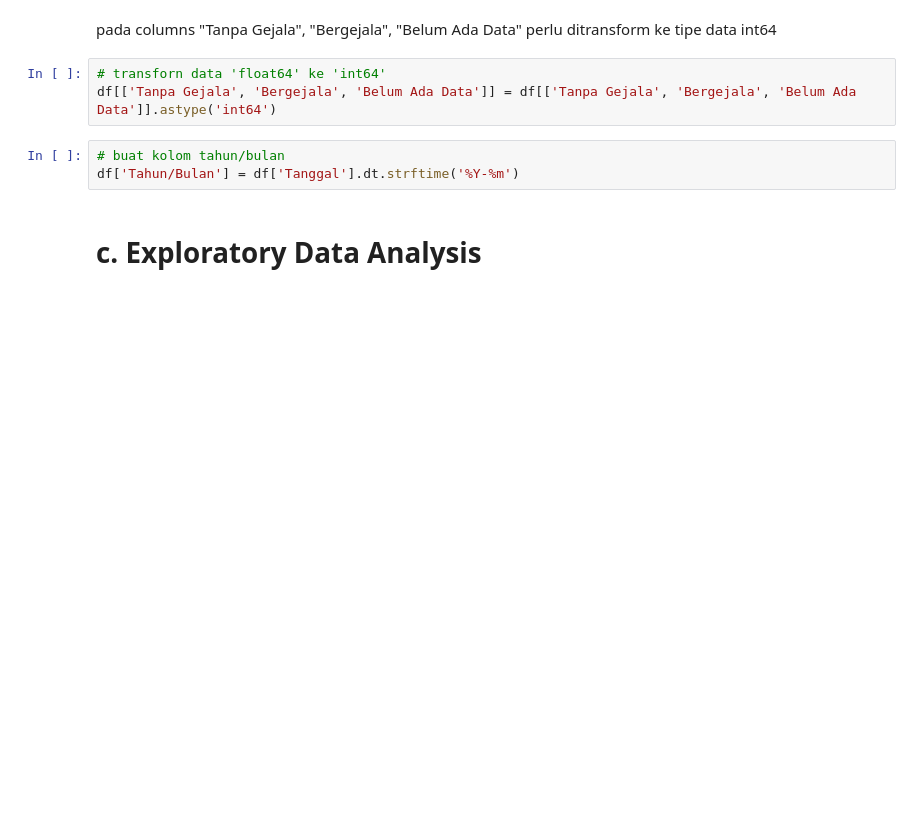
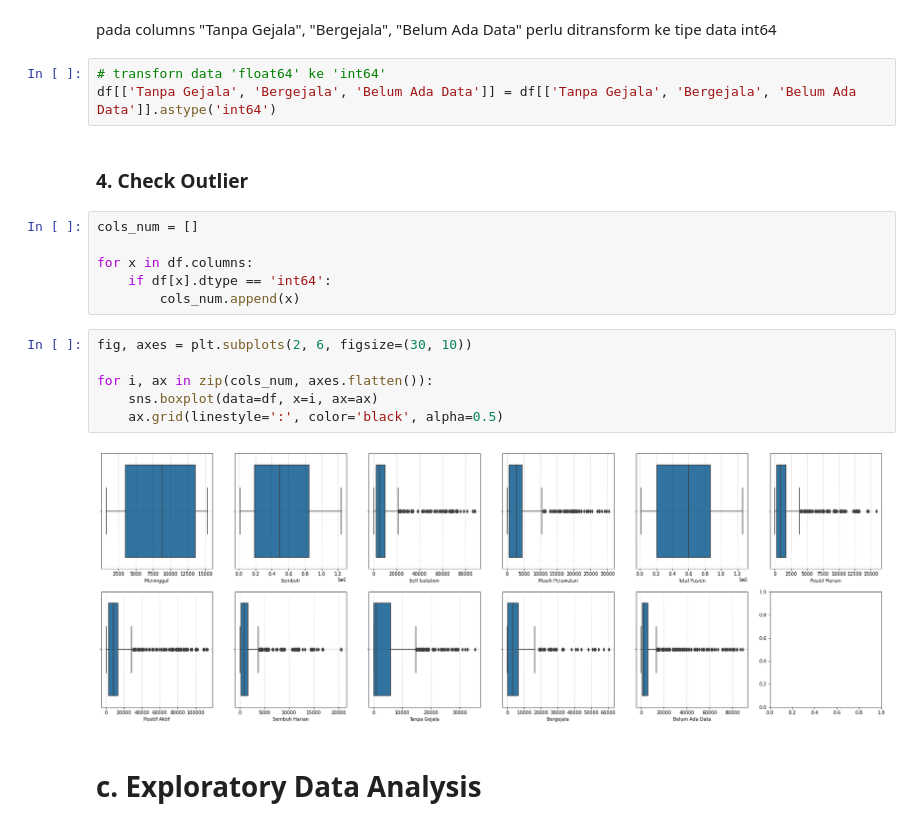
Before and after one commit to Iky61/DSA-jakarta-covid-19, a Jupyter notebook: DSA - Problem Solver.ipynb, the cells around one changed output. Saved outputs shown, nothing was run; the diff lists cells and outputs as text; blank space fills up the shorter version.

```diff
--- a/DSA - Problem Solver.ipynb
+++ b/DSA - Problem Solver.ipynb
@@ -100,9 +96,22 @@ pada columns "Tanpa Gejala", "Bergejala", "Belum Ada Data" perlu ditransform ke
 # %%
 # transforn data 'float64' ke 'int64'
 df[['Tanpa Gejala', 'Bergejala', 'Belum Ada Data']] = df[['Tanpa Gejala', 'Bergejala', 'Belum Ada Data']].astype('int64')
-# %%
-# buat kolom tahun/bulan
-df['Tahun/Bulan'] = df['Tanggal'].dt.strftime('%Y-%m')
+# %% [markdown]
+### **4. Check Outlier**
+# %%
+cols_num = []
+
+for x in df.columns:
+    if df[x].dtype == 'int64':
+        cols_num.append(x)
+# %%
+fig, axes = plt.subplots(2, 6, figsize=(30, 10))
+
+for i, ax in zip(cols_num, axes.flatten()):
+    sns.boxplot(data=df, x=i, ax=ax)
+    ax.grid(linestyle=':', color='black', alpha=0.5)
+# %% [output]
+[figure, added]
 # %% [markdown]
 # **c. Exploratory Data Analysis**
 # %% [markdown]
```
Also changed, not shown: parts of 21 cells of this notebook.
